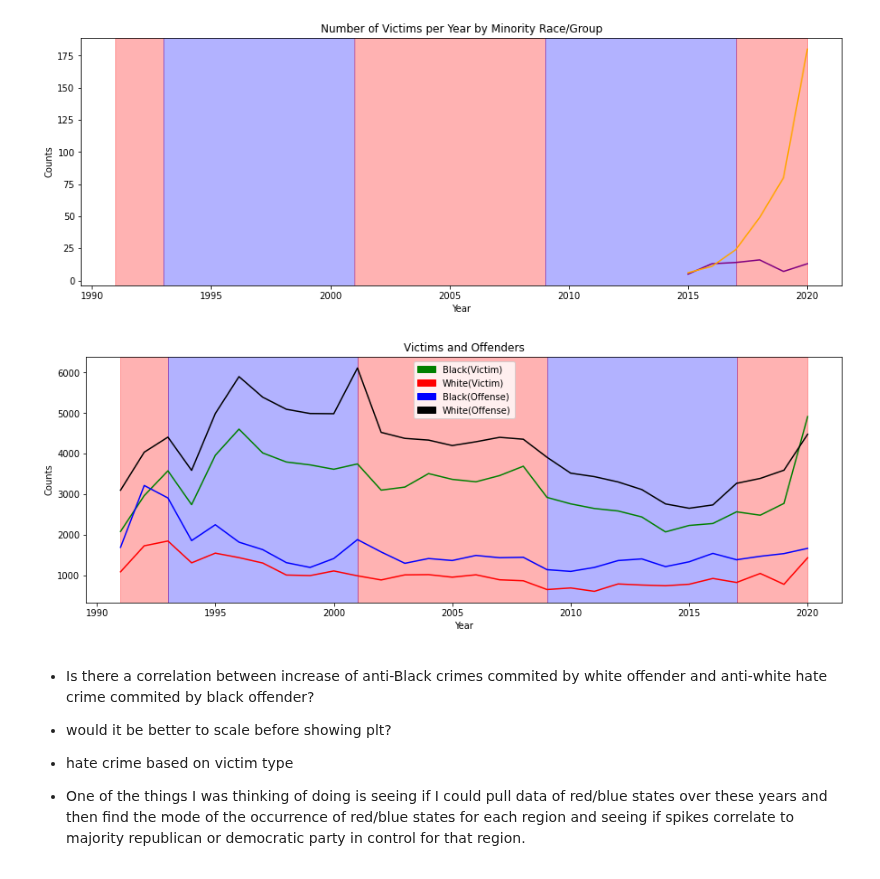
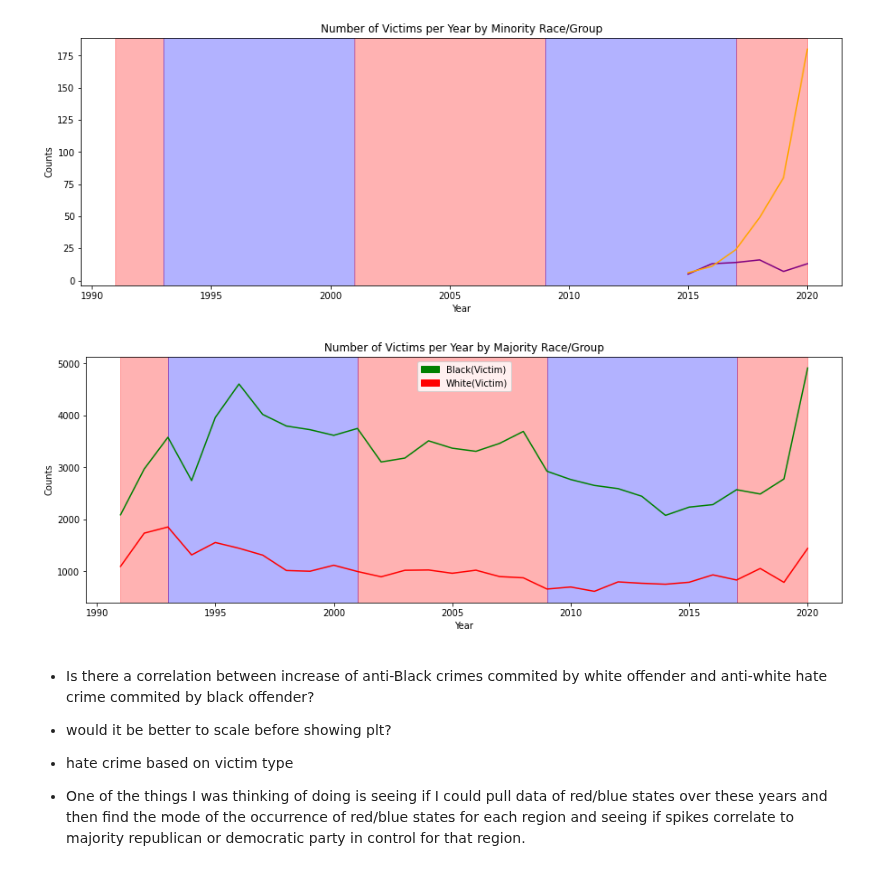
Before and after one commit to CEsperance/Final_Project, a Jupyter notebook: Queries and Graphs.ipynb, the cells around one changed output. Drawn from its saved outputs; the diff is of its cells as text; code cells hidden in the pictures.

```diff
--- a/Queries and Graphs.ipynb
+++ b/Queries and Graphs.ipynb
@@ -1435,40 +1403,40 @@ fig.set_figheight(5)
 fig.set_figwidth(15)
 
 #plt.plot((Anti_Black['datayear'],Anti_Black['victim_count']) ,"-g", label="Black(Victim)")
 #plt.plot((Anti_White['datayear'],Anti_White['victim_count']),"-r", label = "White(Victim)")
 
 #plt.plot((Black['datayear'],Black['offender_count']),"-k", label="Black(Offense)")
 #plt.plot((White['datayear'],Multiple['offender_count']),"-b", label = "White(Offense)")
 
 #plt.legend()
 
 plt.plot(Anti_Black['datayear'],Anti_Black['victim_count'], color='green')
 plt.plot(Anti_White['datayear'],Anti_White['victim_count'], color='red')
 
-plt.plot(Black['datayear'],Black['offender_count'], color='blue')
-plt.plot(White['datayear'],White['offender_count'], color='black')
+#plt.plot(Black['datayear'],Black['offender_count'], color='blue')
+#plt.plot(White['datayear'],White['offender_count'], color='black')
 
 ax.axvspan(1991, 1993, alpha=0.3, color='red')
 ax.axvspan(1993, 2001, alpha=0.3, color='blue')
 ax.axvspan(2001, 2009, alpha=0.3, color='red')
 ax.axvspan(2009, 2017, alpha=0.3, color='blue')
 ax.axvspan(2017, 2020, alpha=0.3, color='red')
 
-plt.title('Victims and Offenders')
+plt.title('Number of Victims per Year by Majority Race/Group')
 plt.xlabel('Year')
 plt.ylabel('Counts')
 
 
 green_patch = mpatches.Patch(color='green', label='Black(Victim)')
 red_patch = mpatches.Patch(color='red', label='White(Victim)')
-blue_patch = mpatches.Patch(color='blue', label='Black(Offense)')
-black_patch = mpatches.Patch(color='black', label='White(Offense)')
+#blue_patch = mpatches.Patch(color='blue', label='Black(Offense)')
+#black_patch = mpatches.Patch(color='black', label='White(Offense)')
 
-plt.legend(handles=[green_patch, red_patch, blue_patch, black_patch])
+plt.legend(handles=[green_patch, red_patch])
 
 plt.show()
 # %% [output]
-[figure, old version]
+[figure, new version]
 # %% [markdown]
 - Is there a correlation between increase of anti-Black crimes commited by white offender and anti-white hate crime commited by black offender?
 
```
Also changed, not shown: parts of 20 cells of this notebook, 1 other file.
